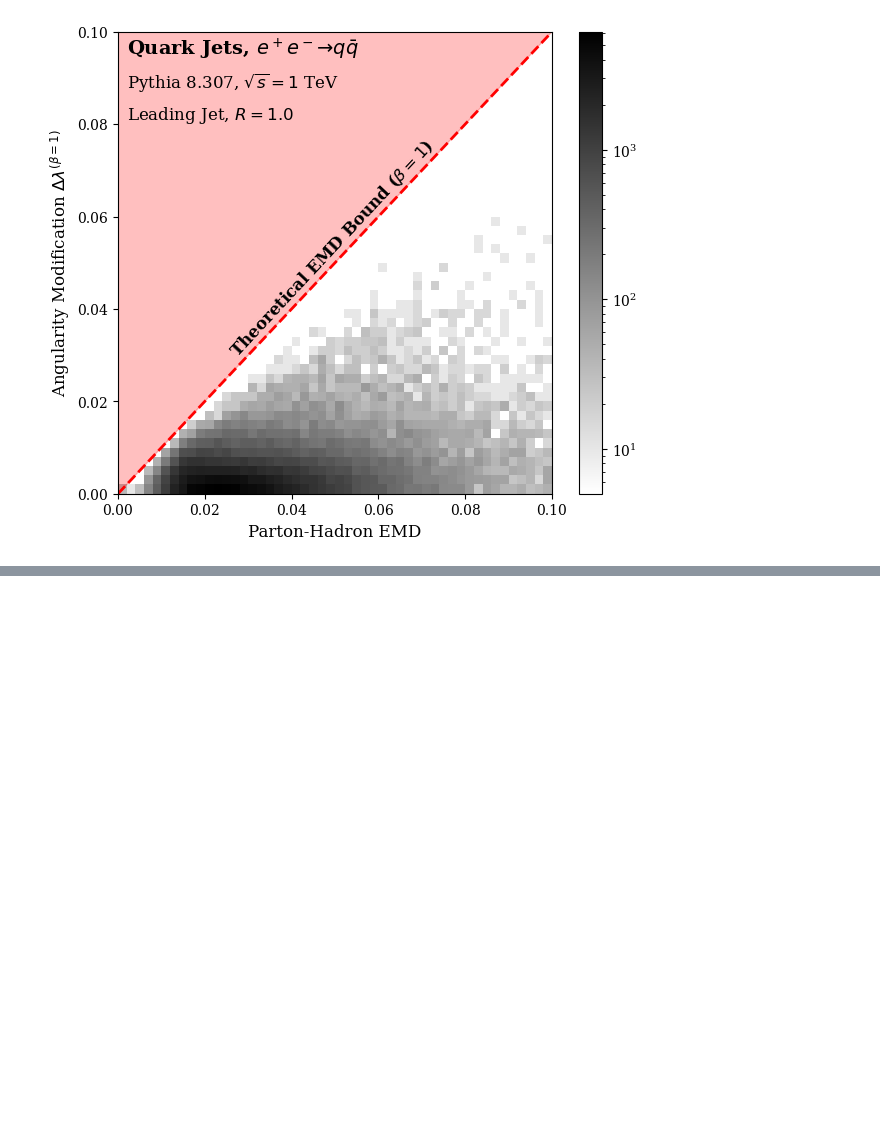
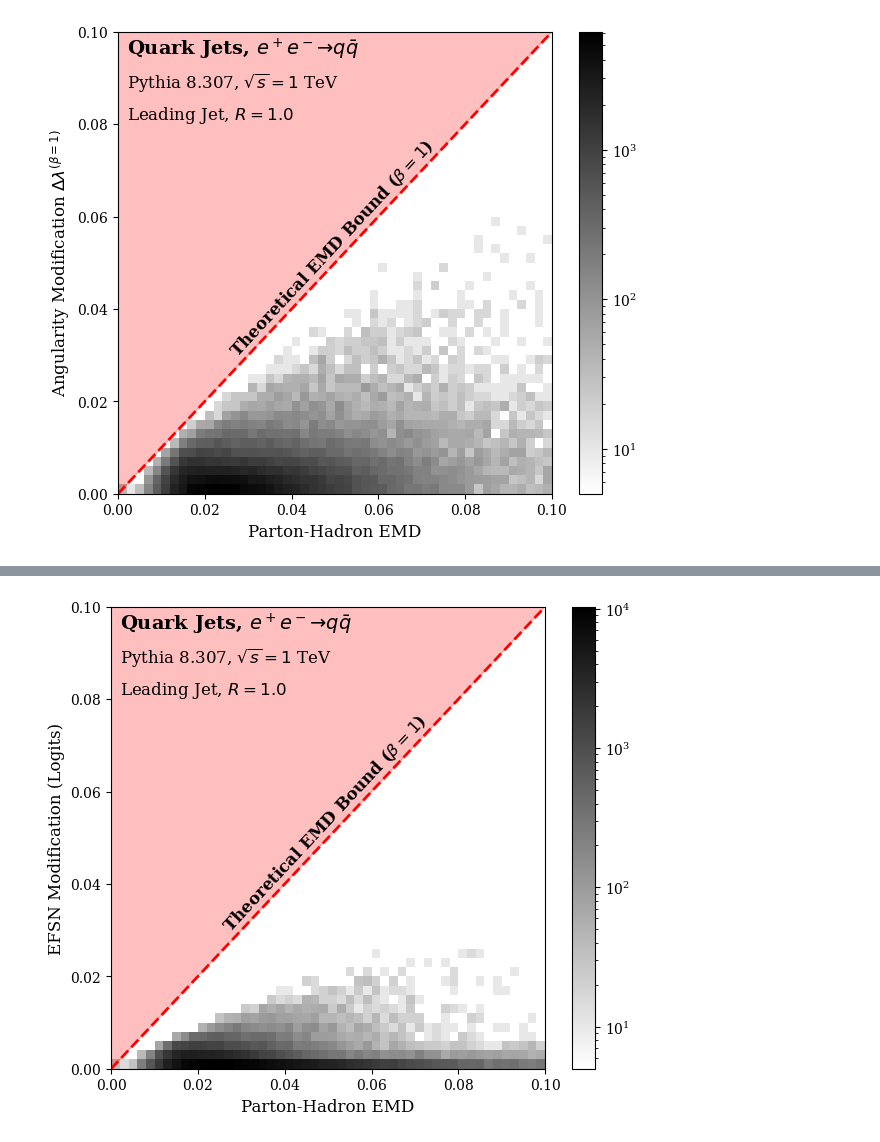
Before and after one commit to SamBT/safeUncalculable, a Jupyter notebook: makePlots.ipynb, the cells around one changed output, grey strips where cells are left out. Cells and saved outputs as stored; diff of their text form; code cells hidden in the pictures; blank space fills up the shorter version.

```diff
--- a/makePlots.ipynb
+++ b/makePlots.ipynb
@@ -205,7 +203,9 @@ for h,p in tqdm(zip(htest_trim,ptest_trim)):
 
 # computing difference in efn scores
 delta_efn = np.abs(hlevel_efn_scores-plevel_efn_scores)
+delta_efn_logits = np.abs(hlevel_efn_scores_logit-plevel_efn_scores_logit)
 delta_spectral_efn = np.abs(hlevel_spectral_efn_scores-plevel_spectral_efn_scores)
+delta_spectral_efn_logits = np.abs(hlevel_spectral_efn_scores_logit-plevel_spectral_efn_scores_logit)
 
 # computing angularity lambda^1 (1-Lipschitz)
 z_h = htest[:,:,0]
@@ -349,3 +349,39 @@ plt.savefig("plots/qjet_EMD_vs_spectralEFN_R1.0_pTinclusive.pdf")
+# %%
+plt.rcParams.update({
+    "text.usetex": False,
+    "font.family": "serif"
+})
+plt.figure(figsize=(7,6))
+from matplotlib.colors import LogNorm
+
+xmin,xmax = 0,0.1
+binstep = 0.002
+binsx = np.arange(xmin,xmax+0.2,binstep)
+
+ymin,ymax = 0,0.1
+binstep = 0.002
+binsy = np.arange(ymin,ymax+0.2,binstep)
+
+h2,bx,by,_ = plt.hist2d(emds,np.mean(delta_spectral_efn_logits,axis=1),bins=(binsx,binsy),norm=LogNorm(),density=True,cmap='binary')
+plt.colorbar()
+plt.xlabel("Parton-Hadron EMD",fontsize=12)
+plt.ylabel(r"EFSN Modification (Logits)",fontsize=12)
+xl = plt.xlim([xmin,xmax])
+yl = plt.ylim([ymin,ymax])
+x = np.linspace(xmin,xmax,1000)
+y1 = x
+y2 = 0.6*np.ones_like(x)
+plt.plot(x,y1,color='red',linestyle='--',lw=2)
+xtext = 0.002
+ytext = 0.095
+plt.fill_between(x,y1,y2,color='red',alpha=0.25)
+plt.text(xtext,ytext,r"Quark Jets, $e^+e^- \to q\bar{q}$",fontsize=14,fontweight='bold')
+plt.text(xtext,ytext-0.007,r"Pythia 8.307, $\sqrt{s} = 1$ TeV",fontsize=12)
+plt.text(xtext,ytext-0.014,r"Leading Jet, $R = 1.0$",fontsize=12)
+plt.text(0.025,0.03,r"Theoretical EMD Bound ($\beta = 1$)",fontsize=12,fontweight='bold',rotation=47)
+plt.savefig("plots/qjet_EMD_vs_spectralEFNlogits_R1.0_pTinclusive.pdf")
+# %% [output]
+[figure, added]
 # %%
 plt.rcParams.update({
     "text.usetex": False,
```
Also changed, not shown: parts of 28 cells of this notebook.
